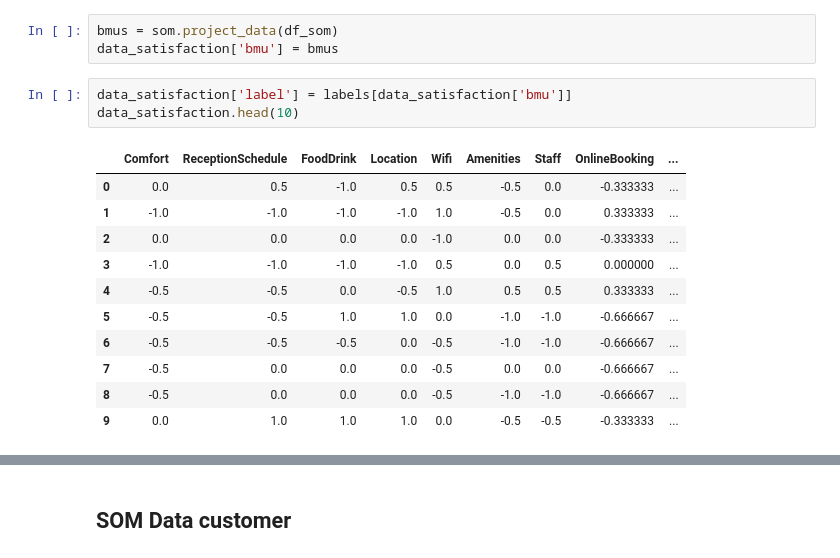
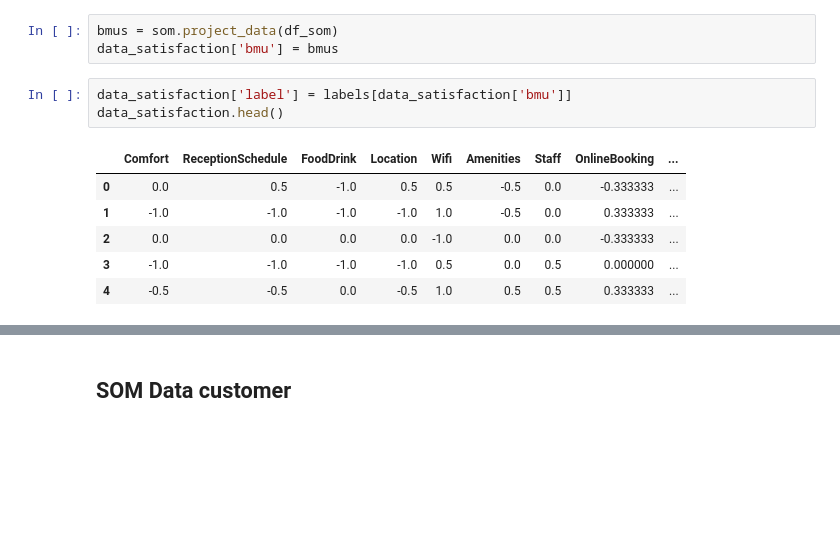
Before and after one commit to Leon209/Project_2-Unsupervised-Learning, a Jupyter notebook: Project 2.ipynb, the cells around one changed output, grey strips where cells are left out. Saved outputs shown, nothing was run; the diff lists cells and outputs as text; blank space fills up the shorter version.

```diff
--- a/Project 2.ipynb
+++ b/Project 2.ipynb
@@ -829,19 +793,14 @@ bmus = som.project_data(df_som)
 data_satisfaction['bmu'] = bmus
 # %%
 data_satisfaction['label'] = labels[data_satisfaction['bmu']]
-data_satisfaction.head(10)
+data_satisfaction.head()
 # %% [output]
 |  | Comfort | ReceptionSchedule | FoodDrink | Location | Wifi | Amenities | Staff | OnlineBooking | ... |
 | 0 | 0.0 | 0.5 | -1.0 | 0.5 | 0.5 | -0.5 | 0.0 | -0.333333 | ... |
 | 1 | -1.0 | -1.0 | -1.0 | -1.0 | 1.0 | -0.5 | 0.0 | 0.333333 | ... |
 | 2 | 0.0 | 0.0 | 0.0 | 0.0 | -1.0 | 0.0 | 0.0 | -0.333333 | ... |
 | 3 | -1.0 | -1.0 | -1.0 | -1.0 | 0.5 | 0.0 | 0.5 | 0.000000 | ... |
 | 4 | -0.5 | -0.5 | 0.0 | -0.5 | 1.0 | 0.5 | 0.5 | 0.333333 | ... |
-| 5 | -0.5 | -0.5 | 1.0 | 1.0 | 0.0 | -1.0 | -1.0 | -0.666667 | ... |
-| 6 | -0.5 | -0.5 | -0.5 | 0.0 | -0.5 | -1.0 | -1.0 | -0.666667 | ... |
-| 7 | -0.5 | 0.0 | 0.0 | 0.0 | -0.5 | 0.0 | 0.0 | -0.666667 | ... |
-| 8 | -0.5 | 0.0 | 0.0 | 0.0 | -0.5 | -1.0 | -1.0 | -0.666667 | ... |
-| 9 | 0.0 | 1.0 | 1.0 | 1.0 | 0.0 | -0.5 | -0.5 | -0.333333 | ... |
 # %%
 df_final = data.copy(deep=True)
 df_final['label'] = data_satisfaction['label']
```
Also changed, not shown: parts of 47 cells of this notebook.
